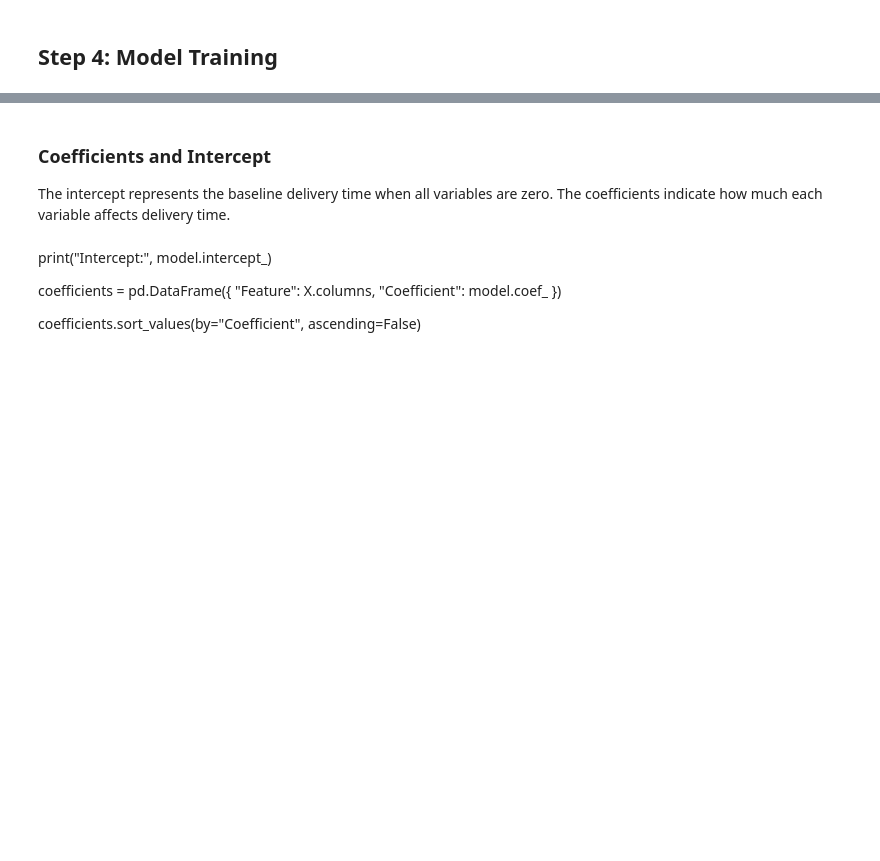
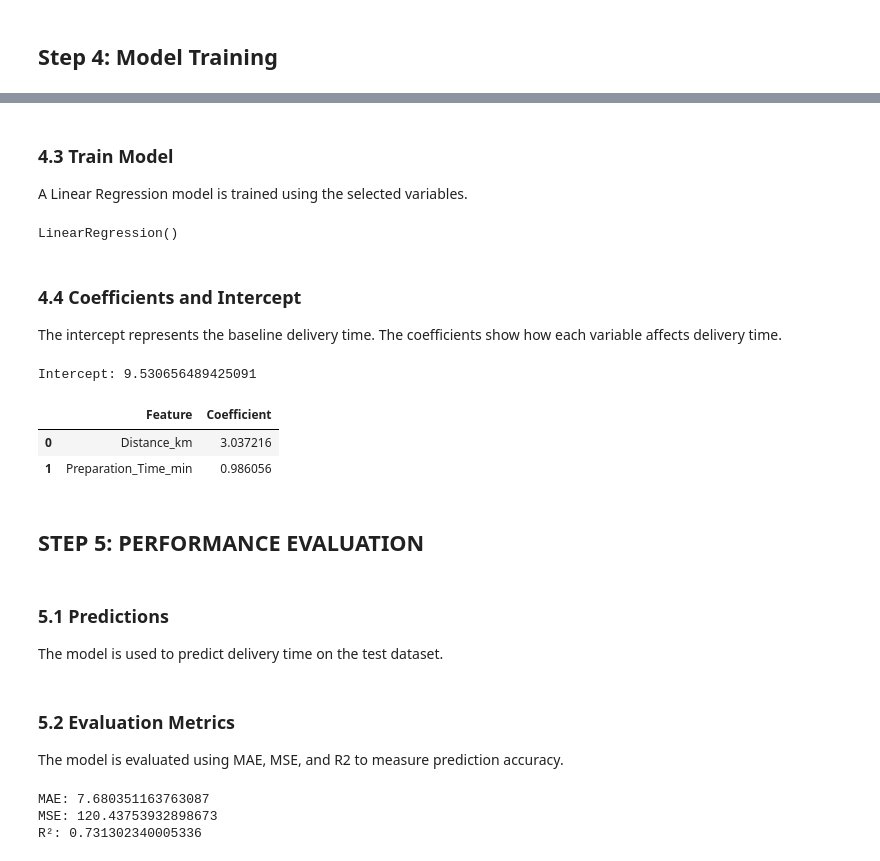
Before and after one commit to Karthlly/ITC106L_PREFINAL, a Jupyter notebook: ITC106L_PREFINAL.ipynb, the cells around one changed output, grey strips where cells are left out. Cells and saved outputs as stored; diff of their text form; code cells hidden in the pictures; blank space fills up the shorter version.

```diff
--- a/ITC106L_PREFINAL.ipynb
+++ b/ITC106L_PREFINAL.ipynb
@@ -167,3 +193,6 @@ df = pd.get_dummies(df, drop_first=True)
 # %%
-X = df.drop("Delivery_Time_min", axis=1)
-y = df["Delivery_Time_min"]
+from sklearn.model_selection import train_test_split
+
+X_train, X_test, y_train, y_test = train_test_split(
+    X, y, test_size=0.2, random_state=42
+)
@@ -183,13 +199,35 @@ LinearRegression()
-# %% [markdown]
-### Coefficients and Intercept
-
-The intercept represents the baseline delivery time when all variables are zero. The coefficients indicate how much each variable affects delivery time.
-# %% [markdown]
-print("Intercept:", model.intercept_)
-
-coefficients = pd.DataFrame({
-    "Feature": X.columns,
-    "Coefficient": model.coef_
-})
-
-coefficients.sort_values(by="Coefficient", ascending=False)
+# %% [markdown]
+### 4.3 Train Model
+
+A Linear Regression model is trained using the selected variables.
+# %%
+from sklearn.linear_model import LinearRegression
+
+model = LinearRegression()
+model.fit(X_train, y_train)
+# %% [output]
+LinearRegression()
+# %% [markdown]
+### 4.4 Coefficients and Intercept
+
+The intercept represents the baseline delivery time. The coefficients show how each variable affects delivery time.
+# %%
+print("Intercept:", model.intercept_)
+
+coefficients = pd.DataFrame({
+    "Feature": X.columns,
+    "Coefficient": model.coef_
+})
+
+coefficients
+# %% [output]
+Intercept: 9.530656489425091
+|  | Feature | Coefficient |
+| 0 | Distance_km | 3.037216 |
+| 1 | Preparation_Time_min | 0.986056 |
+# %% [markdown]
+## STEP 5: PERFORMANCE EVALUATION
+# %% [markdown]
+### 5.1 Predictions
+
+The model is used to predict delivery time on the test dataset.
@@ -195,0 +236,4 @@ coefficients.sort_values(by="Coefficient", ascending=False)
+# %% [markdown]
+### 5.2 Evaluation Metrics
+
+The model is evaluated using MAE, MSE, and R2 to measure prediction accuracy.
@@ -195,0 +242,12 @@ coefficients.sort_values(by="Coefficient", ascending=False)
+# %%
+mae = mean_absolute_error(y_test, y_pred)
+mse = mean_squared_error(y_test, y_pred)
+r2 = r2_score(y_test, y_pred)
+
+print("MAE:", mae)
+print("MSE:", mse)
+print("R²:", r2)
+# %% [output]
+MAE: 7.680351163763087
+MSE: 120.43753932898673
+R²: 0.731302340005336
```
Also changed, not shown: parts of 16 cells of this notebook.
